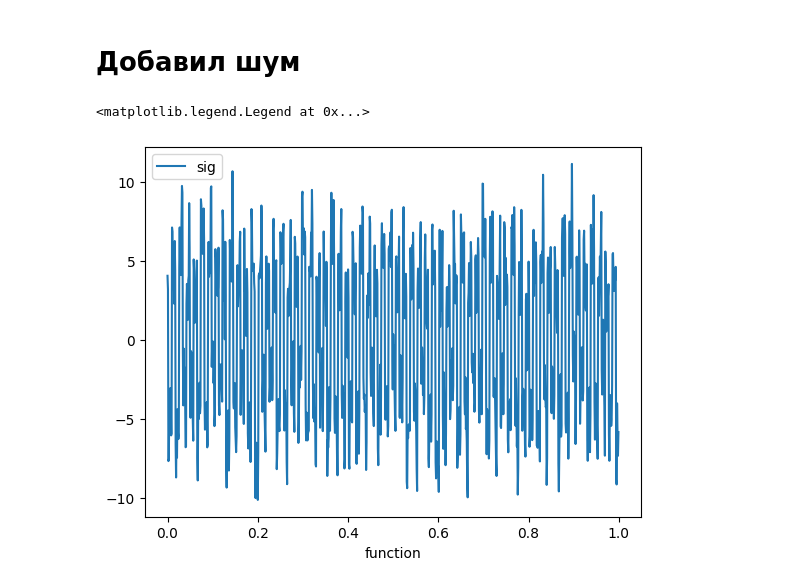
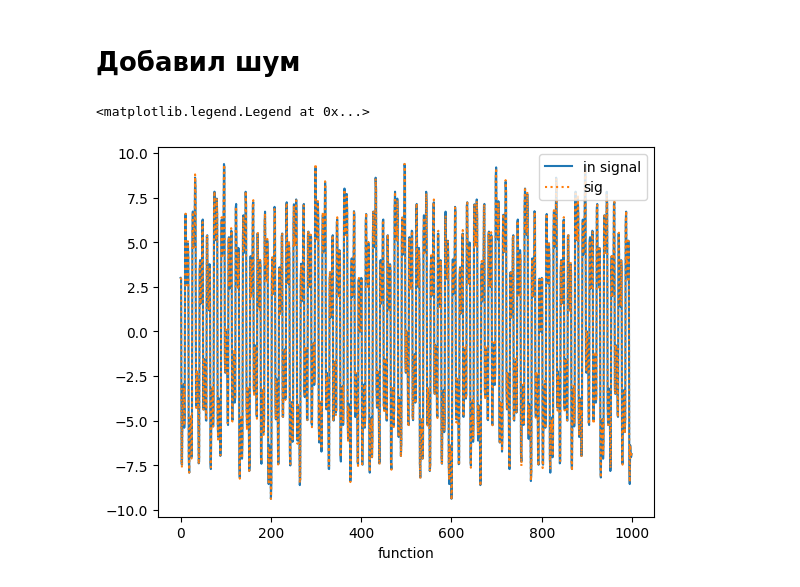
Before and after one commit to EmelyanovAlexey/digital_signal, a Jupyter notebook: lab_4.ipynb, the cells around one changed output. Cells and saved outputs as stored; diff of their text form; code cells hidden in the pictures.

```diff
--- a/lab_4.ipynb
+++ b/lab_4.ipynb
@@ -241,10 +246,11 @@ plt.show()
 # %% [markdown]
 # Добавил шум
 # %%
-sig = output_signal + np.random.normal(0, 1, output_signal.shape)
-plt.plot(t, sig, label='sig')
+sig = output_signal + np.random.normal(0, 0.1, output_signal.shape)
+plt.plot(output_signal, label='in signal')
+plt.plot(sig, label='sig',  linestyle='dotted')
 plt.xlabel('function')
 plt.legend()
 # %% [output]
 <matplotlib.legend.Legend at 0x...>
-[figure, old version]
+[figure, new version]
```
Also changed, not shown: parts of 5 cells of this notebook, 1 other file.
